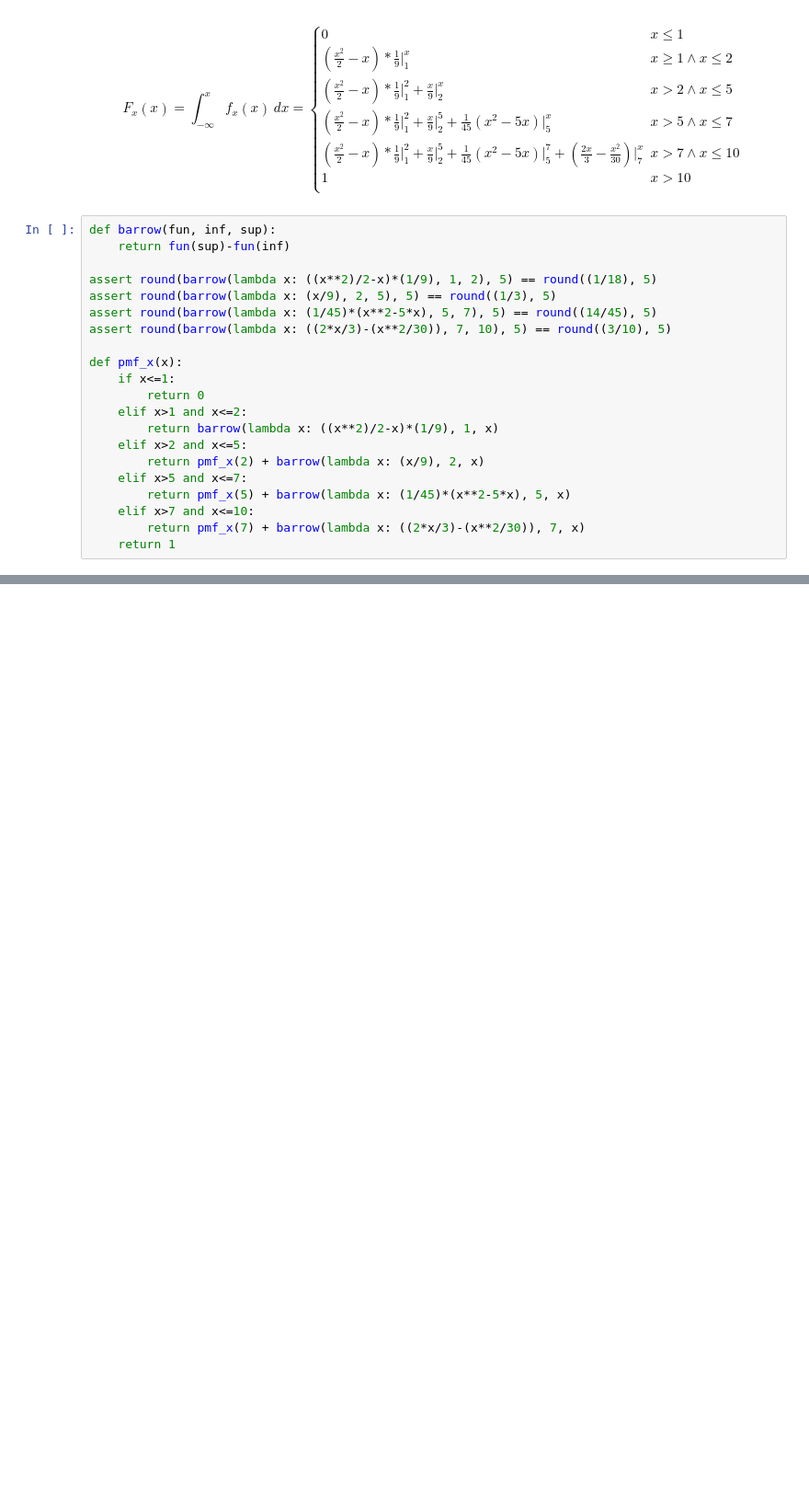
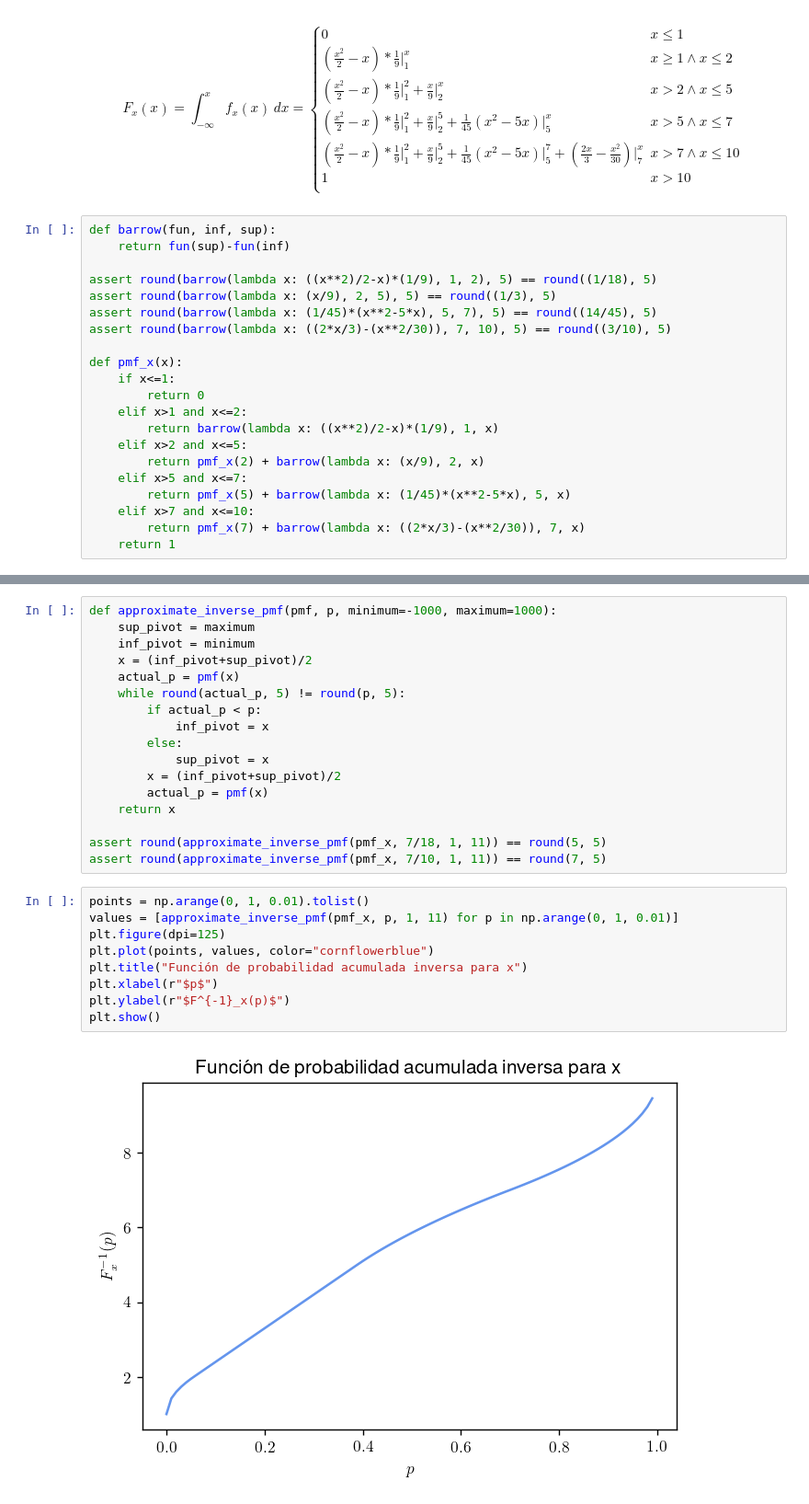
Before and after one commit to jian01/simulaamigues, a Jupyter notebook: TP1.ipynb, the cells around one changed output, grey strips where cells are left out. Shown: that part at 92% size. Drawn from its saved outputs; the diff is of its cells as text; blank space fills up the shorter version.

```diff
--- a/TP1.ipynb
+++ b/TP1.ipynb
@@ -464,0 +465,28 @@ Continuamos con la función inversa
+# %%
+def approximate_inverse_pmf(pmf, p, minimum=-1000, maximum=1000):
+    sup_pivot = maximum
+    inf_pivot = minimum
+    x = (inf_pivot+sup_pivot)/2
+    actual_p = pmf(x)
+    while round(actual_p, 5) != round(p, 5):
+        if actual_p < p:
+            inf_pivot = x
+        else:
+            sup_pivot = x
+        x = (inf_pivot+sup_pivot)/2
+        actual_p = pmf(x)
+    return x
+
+assert round(approximate_inverse_pmf(pmf_x, 7/18, 1, 11)) == round(5, 5)
+assert round(approximate_inverse_pmf(pmf_x, 7/10, 1, 11)) == round(7, 5)
+# %%
+points = np.arange(0, 1, 0.01).tolist()
+values = [approximate_inverse_pmf(pmf_x, p, 1, 11) for p in np.arange(0, 1, 0.01)]
+plt.figure(dpi=125)
+plt.plot(points, values, color="cornflowerblue")
+plt.title("Función de probabilidad acumulada inversa para x")
+plt.xlabel(r"$p$")
+plt.ylabel(r"$F^{-1}_x(p)$")
+plt.show()
+# %% [output]
+[figure, added]
```
Also changed, not shown: parts of 15 cells of this notebook.
